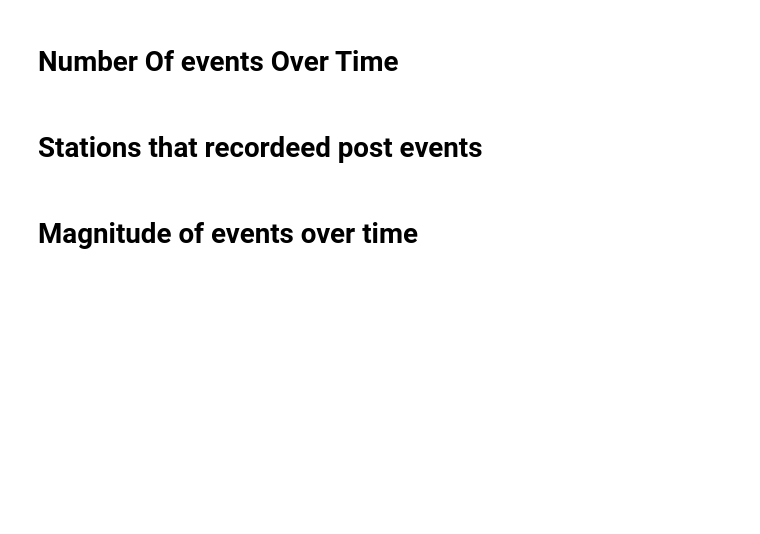
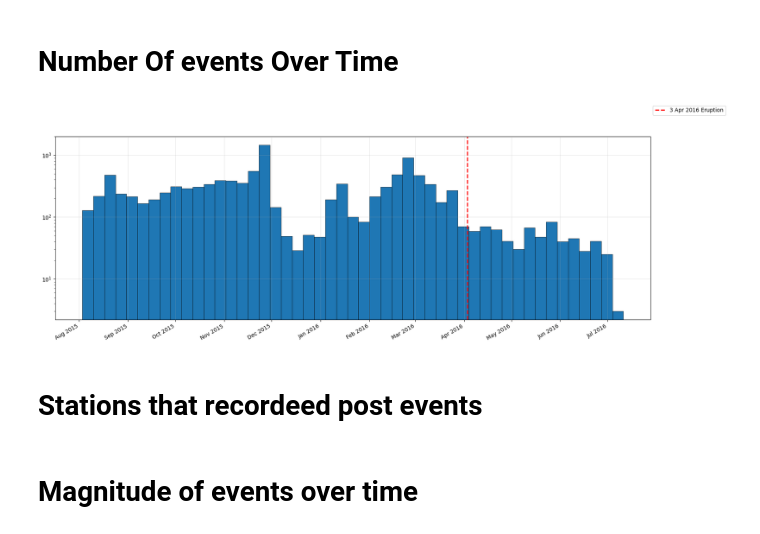
Before and after one commit to Mpinaz/Thesis, a Jupyter notebook: Plots_of_Catalog.ipynb, the cells around one changed output. Cells and saved outputs as stored; diff of their text form; code cells hidden in the pictures; blank space fills up the shorter version.

```diff
--- a/Plots_of_Catalog.ipynb
+++ b/Plots_of_Catalog.ipynb
@@ -188,29 +186,31 @@ plt.show()
 # %%
 counts = catalog["time"].dt.to_period("W").value_counts()
 counts.index = counts.index.to_timestamp()
 
 fig, ax = plt.subplots(figsize=(20, 7))
 
 ax.xaxis.set_major_locator(mdates.MonthLocator())          # un tick al mese
 ax.xaxis.set_major_formatter(mdates.DateFormatter("%b %Y"))
 fig.autofmt_xdate()
 
 ax.bar(counts.index, counts.values, width=7, align="edge", edgecolor="black", linewidth=0.5)
 
 
 Lines = [pd.Timestamp("2016-04-03"), pd.Timestamp("2015-11-1"), pd.Timestamp("2016-03-15")]
 labels = ["3 Apr 2016 Eruption", "1 unrest period", "2 unrest period"]
 colors = ["red", "orange", "brown"]
 for l, e, c in zip(Lines, labels, colors):
   ax.axvline(l, linestyle="--", linewidth=2, label=e, color=c)
   break
 ax.grid("on", alpha = 0.3)
 
 plt.yscale("log")
-ax.set_title("Figure 2")
+# ax.set_title("Figure 2")
 fig.legend()
 
-plt.savefig("Figure 2 (Number of Events Over Time).png")
+plt.savefig("Figure 2 (Number of Events Over Time Log Scale).png")
+# %% [output]
+[figure, added]
 # %% [markdown]
 # Stations that recordeed post events
 # %%
```
Also changed, not shown: parts of 6 cells of this notebook.
